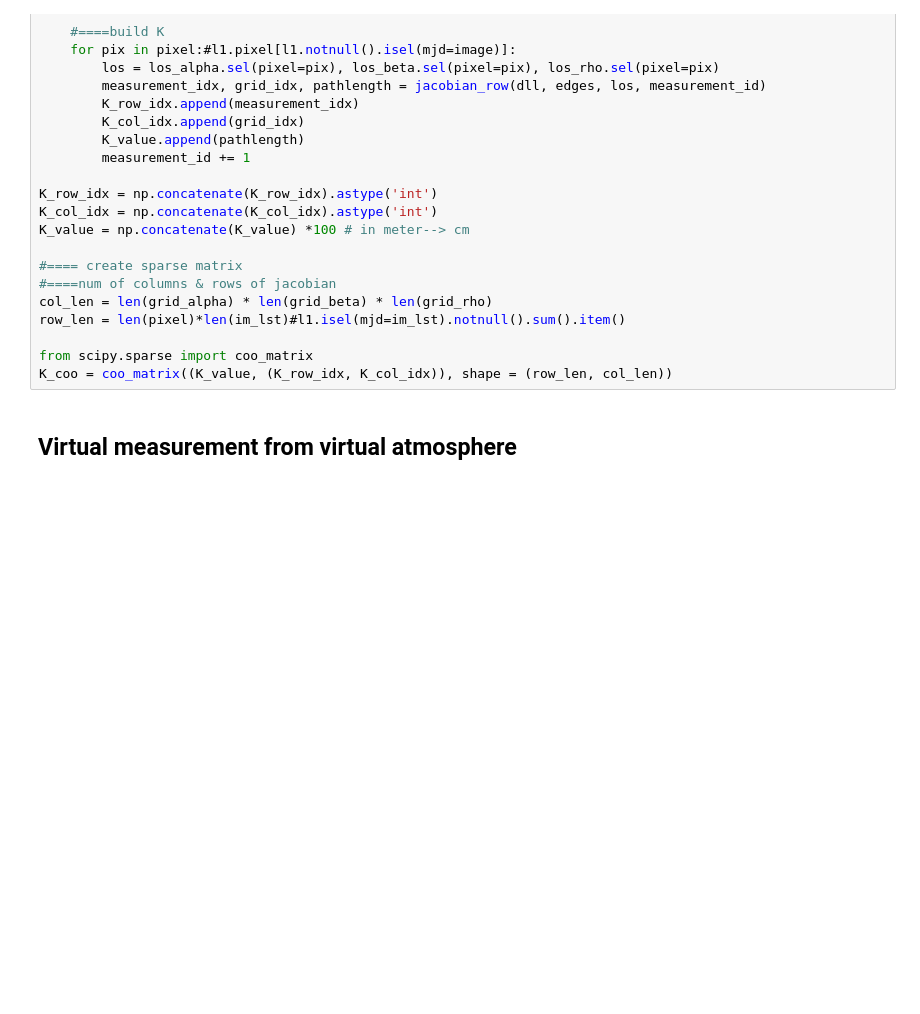
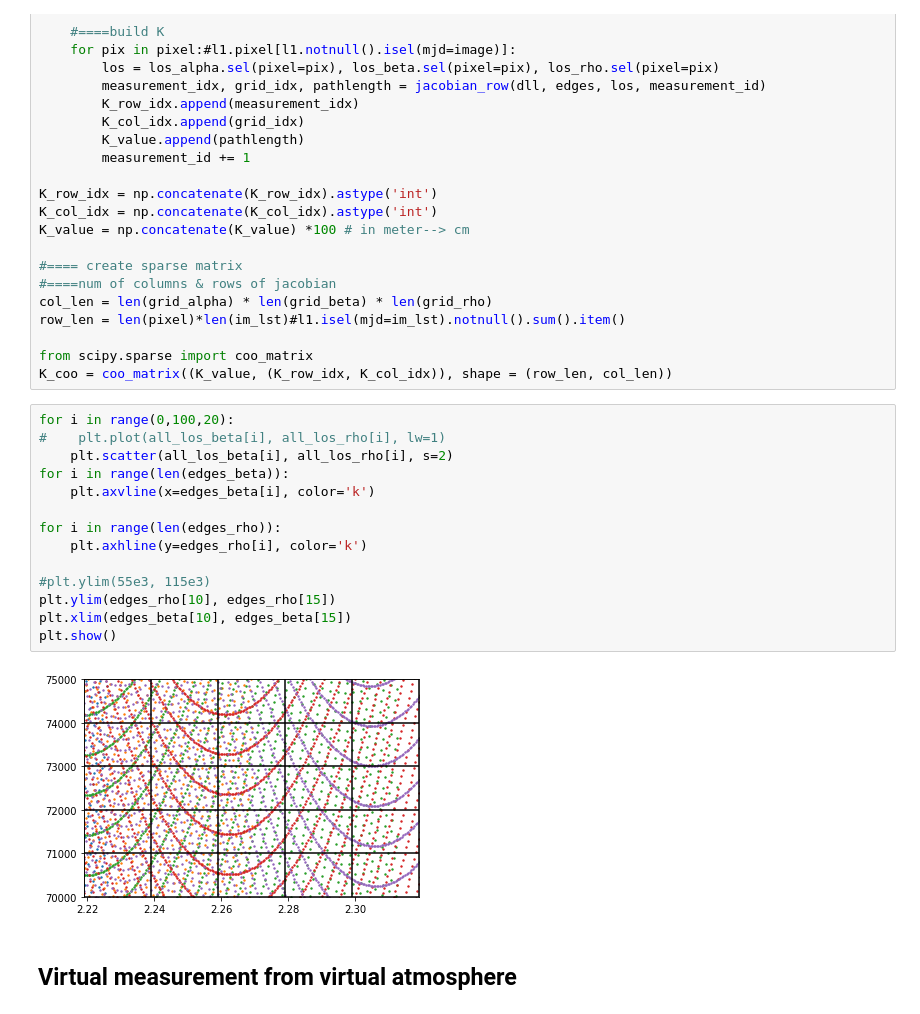
Before and after one commit to Anqi-Li/iris, a Jupyter notebook: notebooks/Testing OEM functions (simulations).ipynb, the cells around one changed output. Drawn from its saved outputs; the diff is of its cells as text; blank space fills up the shorter version.

```diff
--- a/notebooks/Testing OEM functions (simulations).ipynb
+++ b/notebooks/Testing OEM functions (simulations).ipynb
@@ -142,6 +142,22 @@ row_len = len(pixel)*len(im_lst)#l1.isel(mjd=im_lst).notnull().sum().item()
 
 from scipy.sparse import coo_matrix
 K_coo = coo_matrix((K_value, (K_row_idx, K_col_idx)), shape = (row_len, col_len))
+# %%
+for i in range(0,100,20):
+#    plt.plot(all_los_beta[i], all_los_rho[i], lw=1)
+    plt.scatter(all_los_beta[i], all_los_rho[i], s=2)
+for i in range(len(edges_beta)):
+    plt.axvline(x=edges_beta[i], color='k')
+
+for i in range(len(edges_rho)):
+    plt.axhline(y=edges_rho[i], color='k')
+
+#plt.ylim(55e3, 115e3)
+plt.ylim(edges_rho[10], edges_rho[15])
+plt.xlim(edges_beta[10], edges_beta[15])
+plt.show()
+# %% [output]
+[figure, added]
 # %% [markdown]
 ## Virtual measurement from virtual atmosphere
 # %%
```
Also changed, not shown: parts of 2 cells of this notebook, 12 other files.
